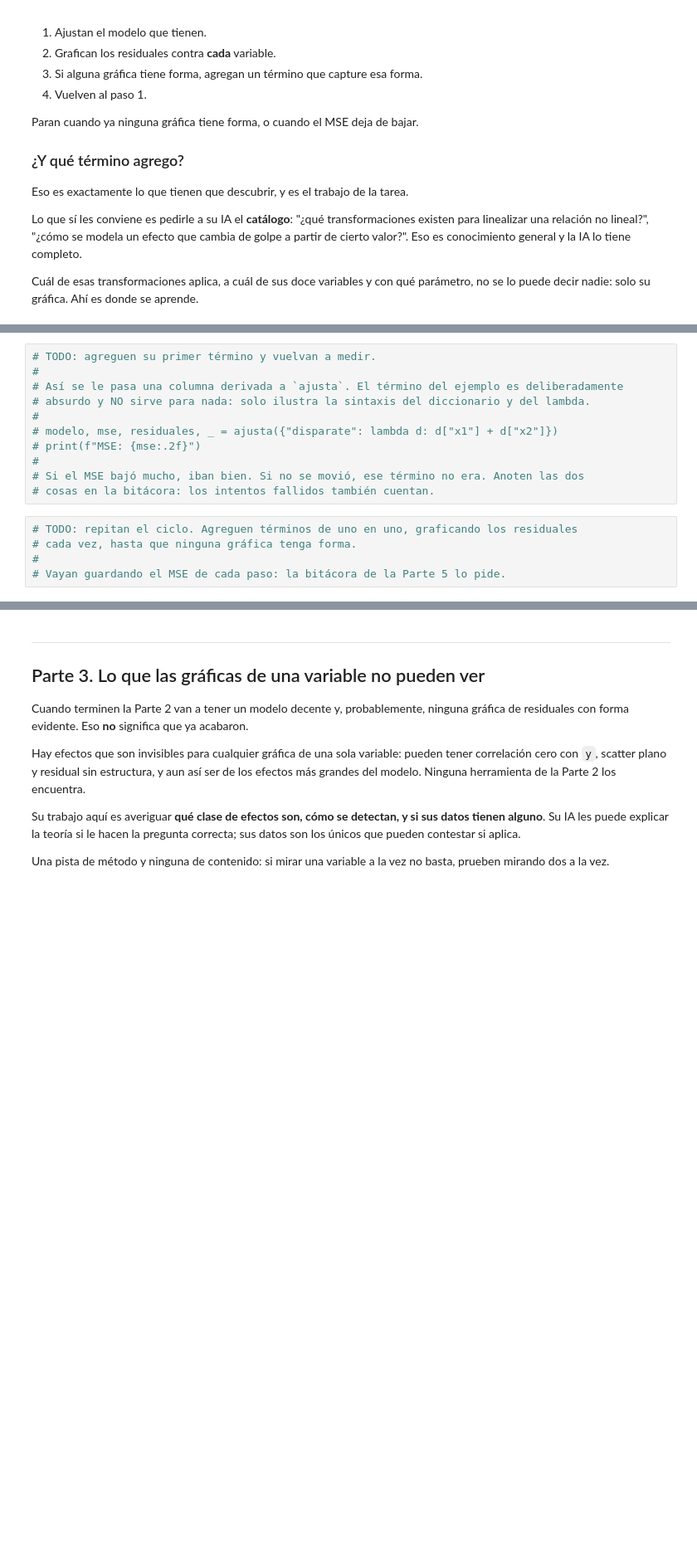
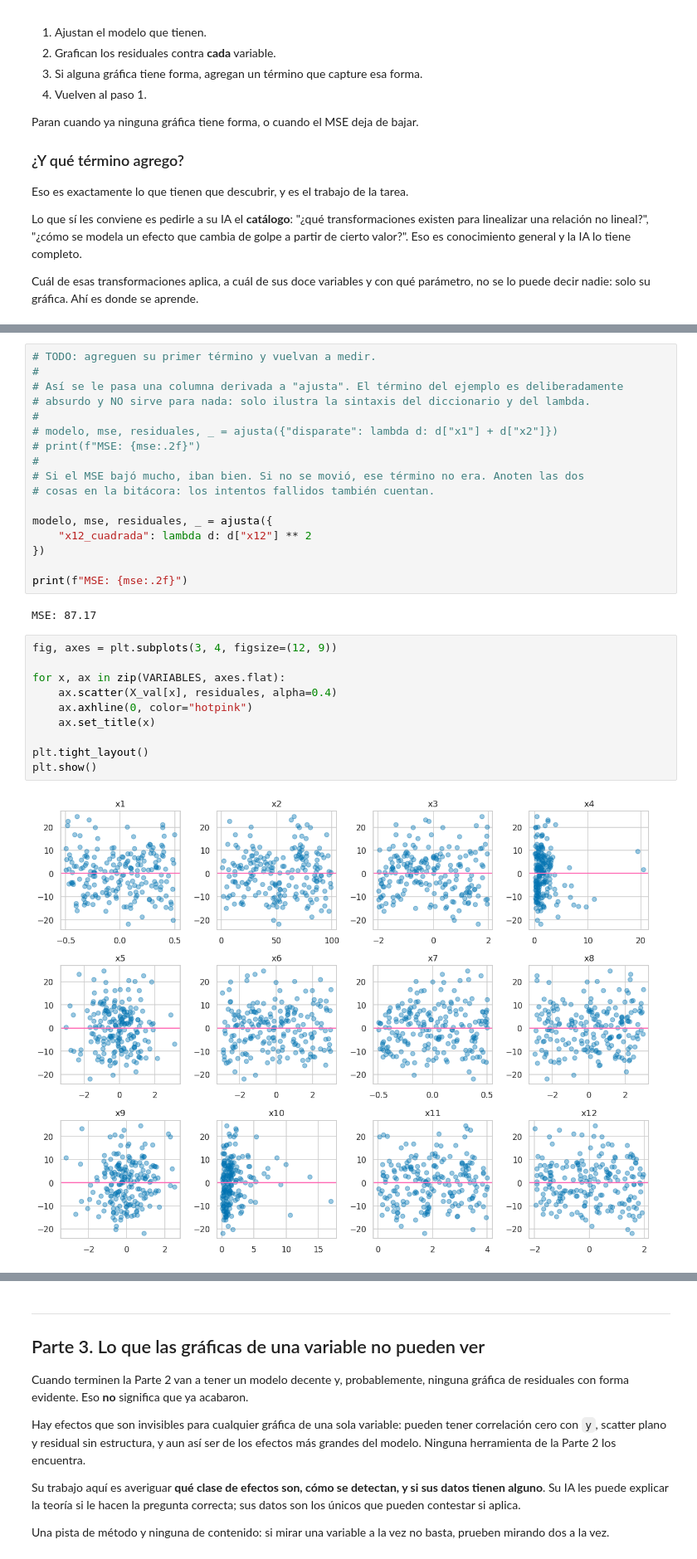
Before and after one commit to nasaul/mineria_datos, a Jupyter notebook: tareas/tarea_01_aproximacion_funcion.ipynb, the cells around one changed output, grey strips where cells are left out. Shown at 83% size. Cells and saved outputs as stored; diff of their text form; blank space fills up the shorter version.

```diff
--- a/tareas/tarea_01_aproximacion_funcion.ipynb
+++ b/tareas/tarea_01_aproximacion_funcion.ipynb
@@ -254,7 +371,7 @@ print(f"Modelo con las 12 crudas -> MSE de validación {mse:.2f}")
 # %%
 # TODO: agreguen su primer término y vuelvan a medir.
 #
-# Así se le pasa una columna derivada a `ajusta`. El término del ejemplo es deliberadamente
+# Así se le pasa una columna derivada a "ajusta". El término del ejemplo es deliberadamente
 # absurdo y NO sirve para nada: solo ilustra la sintaxis del diccionario y del lambda.
 #
 # modelo, mse, residuales, _ = ajusta({"disparate": lambda d: d["x1"] + d["x2"]})
@@ -262,8 +379,23 @@ print(f"Modelo con las 12 crudas -> MSE de validación {mse:.2f}")
 #
 # Si el MSE bajó mucho, iban bien. Si no se movió, ese término no era. Anoten las dos
 # cosas en la bitácora: los intentos fallidos también cuentan.
+
+modelo, mse, residuales, _ = ajusta({
+    "x12_cuadrada": lambda d: d["x12"] ** 2
+})
+
+print(f"MSE: {mse:.2f}")
+# %% [output]
+MSE: 87.17
-# %%
-# TODO: repitan el ciclo. Agreguen términos de uno en uno, graficando los residuales
-# cada vez, hasta que ninguna gráfica tenga forma.
-#
-# Vayan guardando el MSE de cada paso: la bitácora de la Parte 5 lo pide.
+# %%
+fig, axes = plt.subplots(3, 4, figsize=(12, 9))
+
+for x, ax in zip(VARIABLES, axes.flat):
+    ax.scatter(X_val[x], residuales, alpha=0.4)
+    ax.axhline(0, color="hotpink")
+    ax.set_title(x)
+
+plt.tight_layout()
+plt.show()
+# %% [output]
+[figure, added]
```
Also changed, not shown: parts of 27 cells of this notebook.
